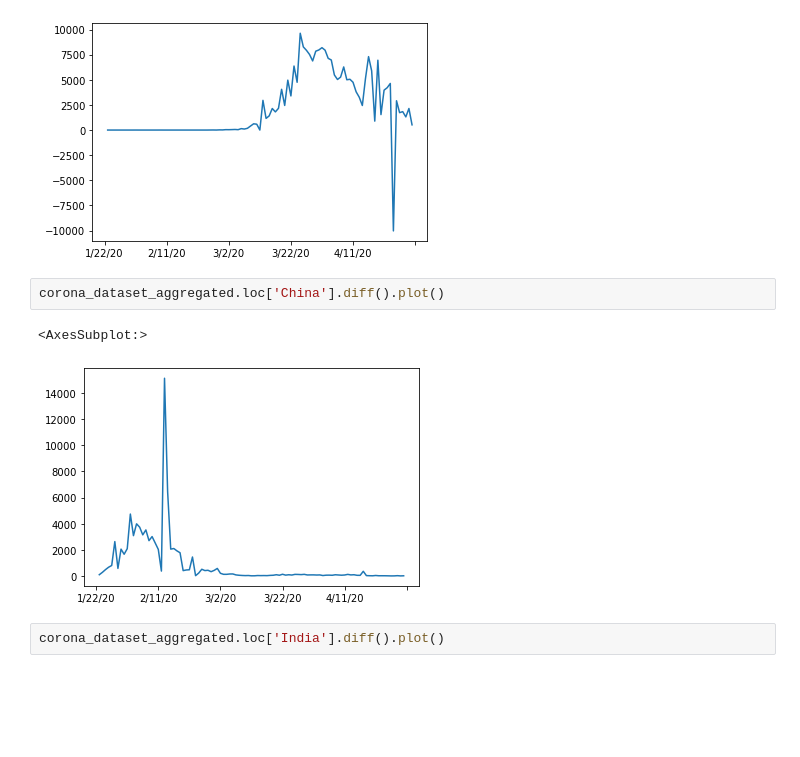
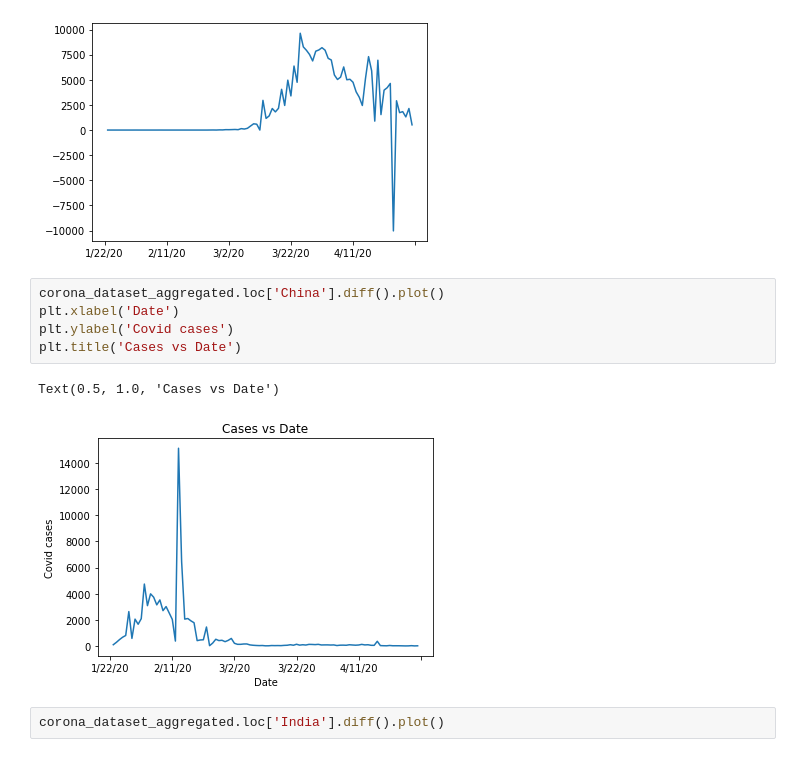
Before and after one commit to Ssuman394/Impact_Alalysis_of_Covid-19, a Jupyter notebook: Impact_Alalysis_of_Covid-19.ipynb, the cells around one changed output. Saved outputs shown, nothing was run; the diff lists cells and outputs as text; blank space fills up the shorter version.

```diff
--- a/Impact_Alalysis_of_Covid-19.ipynb
+++ b/Impact_Alalysis_of_Covid-19.ipynb
@@ -88,9 +88,12 @@ corona_dataset_aggregated.loc['Spain'].diff().plot()
 [figure]
 # %%
 corona_dataset_aggregated.loc['China'].diff().plot()
+plt.xlabel('Date')
+plt.ylabel('Covid cases')
+plt.title('Cases vs Date')
 # %% [output]
-<AxesSubplot:>
+Text(0.5, 1.0, 'Cases vs Date')
-[figure, old version]
+[figure, new version]
 # %%
 corona_dataset_aggregated.loc['India'].diff().plot()
 # %% [output]
```
Also changed, not shown: parts of 11 cells of this notebook.
